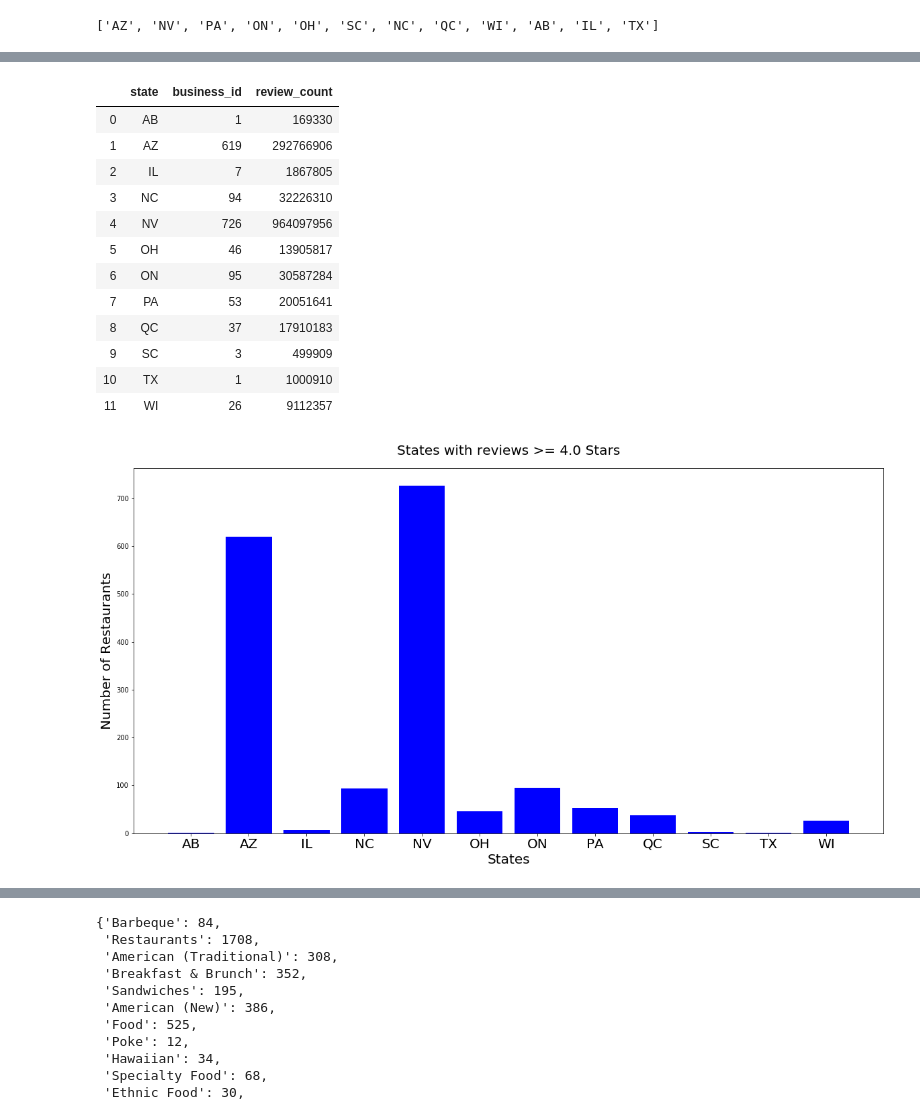
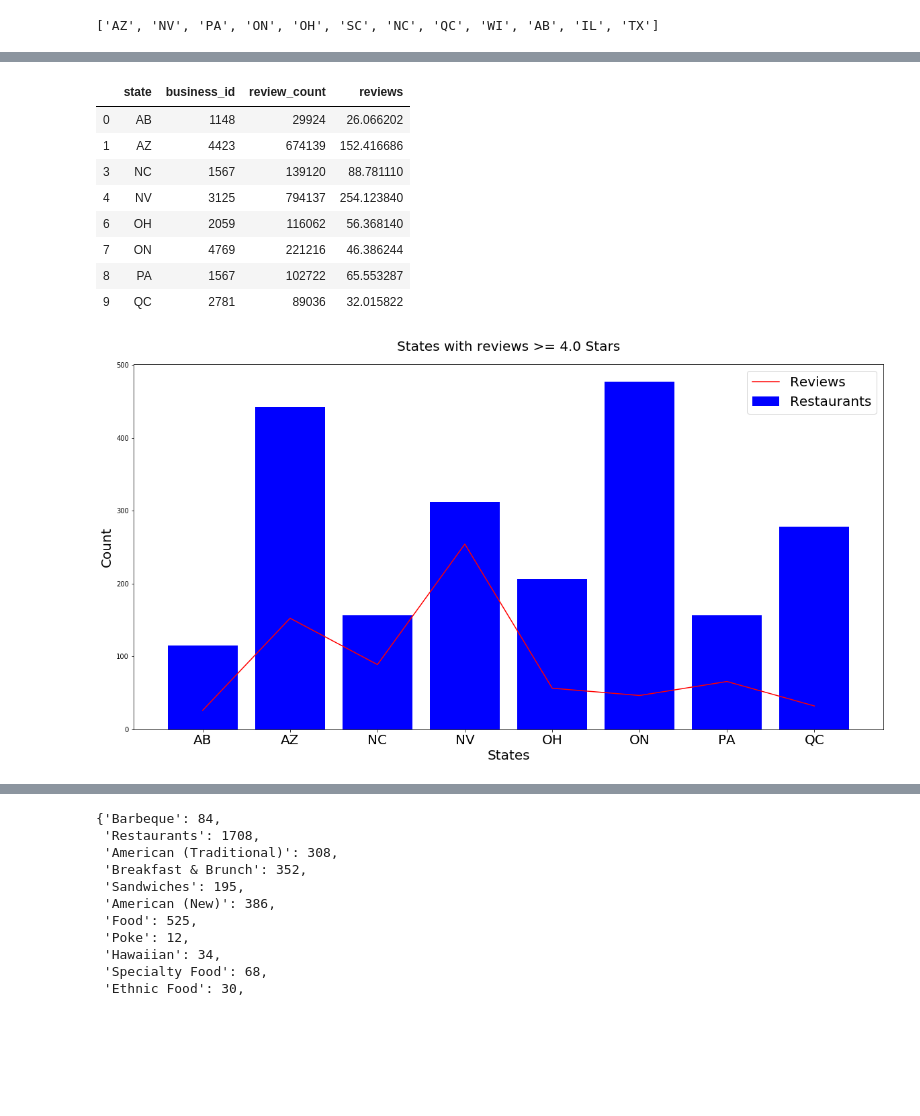
Before and after one commit to yueweng/restaurant-reviews, a Jupyter notebook: project.ipynb, the cells around one changed output, grey strips where cells are left out. Cells and saved outputs as stored; diff of their text form; code cells hidden in the pictures; blank space fills up the shorter version.

```diff
--- a/project.ipynb
+++ b/project.ipynb
@@ -328,7 +341,7 @@ fig.savefig('images/top_4_2012_states.png', bbox_inches = "tight")
 # %% [output]
 [figure]
 # %%
-review_stars = business_review.groupby(['name', 'city', 'state', 'business_id'])
-review_stars = review_stars.agg({'stars_x': 'mean', 'review_count': 'sum'}).rename(columns={'stars_x': 'stars'}).reset_index()
+review_stars = business_review.groupby(['city', 'state', 'business_id'])
+review_stars = review_stars.agg({'stars_x': 'mean', 'review_count': 'mean'}).rename(columns={'stars_x': 'stars'}).reset_index()
 review_stars
 # %% [output]
@@ -348,5 +367,5 @@ review_stars
 # %%
 sort_review_stars = review_stars.sort_values(by='stars', ascending=False)
-hstarsreviews = sort_review_stars[(sort_review_stars['stars'] >= 4.0) & (sort_review_stars['review_count'] >= 100000)]
+hstarsreviews = sort_review_stars[(sort_review_stars['stars'] >= 4.0)]
 hstarsreviews
 # %% [output]
@@ -444,7 +464,7 @@ plt.show()
 fourStars = business_checkin[(business_checkin['stars'] >= 4.0)]
 
 stars_attributes = pd.merge(fourStars, restaurant_df, left_on='business_id', right_on='business_id')
-stars_attributes = stars_attributes.drop(columns=['latitude', 'longitude', 'stars_y', 'review_count_y', 'is_open', 'date', 'postal_code','name_y', 'city_y', 'state_y', '_id_x', '_id_y'])
+stars_attributes = stars_attributes.drop(columns=['latitude', 'longitude', 'stars_y', 'review_count_y', 'is_open', 'date', 'postal_code', 'city_y', 'state_y', '_id_x', '_id_y'])
 stars_attributes = stars_attributes.rename(columns={'name_x': 'name','city_x': 'city', 'state_x': 'state', 'stars_x': 'stars', 'review_count_x': 'review_count'})
 stars_attributes
 # %% [output]
@@ -490,36 +531,36 @@ state
 # %%
 states_stars_attributes = stars_attributes.groupby('state')
 states_stars_attributes = states_stars_attributes.agg({'business_id': 'count', 'review_count': 'sum'}).reset_index()
+states_stars_attributes = states_stars_attributes[states_stars_attributes['business_id'] >= 1000]
+states_stars_attributes['reviews'] = states_stars_attributes['review_count'] / states_stars_attributes['business_id']
 states_stars_attributes
 # %% [output]
-|  | state | business_id | review_count |
-| 0 | AB | 1 | 169330 |
-| 1 | AZ | 619 | 292766906 |
-| 2 | IL | 7 | 1867805 |
-| 3 | NC | 94 | 32226310 |
-| 4 | NV | 726 | 964097956 |
-| 5 | OH | 46 | 13905817 |
-| 6 | ON | 95 | 30587284 |
-| 7 | PA | 53 | 20051641 |
-| 8 | QC | 37 | 17910183 |
-| 9 | SC | 3 | 499909 |
-| 10 | TX | 1 | 1000910 |
-| 11 | WI | 26 | 9112357 |
+|  | state | business_id | review_count | reviews |
+| 0 | AB | 1148 | 29924 | 26.066202 |
+| 1 | AZ | 4423 | 674139 | 152.416686 |
+| 3 | NC | 1567 | 139120 | 88.781110 |
+| 4 | NV | 3125 | 794137 | 254.123840 |
+| 6 | OH | 2059 | 116062 | 56.368140 |
+| 7 | ON | 4769 | 221216 | 46.386244 |
+| 8 | PA | 1567 | 102722 | 65.553287 |
+| 9 | QC | 2781 | 89036 | 32.015822 |
 # %%
 states_stars_attributes = pd.DataFrame(states_stars_attributes)
 
 fig, ax = plt.subplots(figsize=[20, 10])
 
 ax.set_title('States with reviews >= 4.0 Stars', fontsize=20, pad=20)
-# ax.bar(states_stars_attributes['state'], states_stars_attributes['review_count'], color='red')
-ax.bar(states_stars_attributes['state'], states_stars_attributes['business_id'], color='blue')
+ax.plot(states_stars_attributes['state'], states_stars_attributes['reviews'], color='red', label='Reviews')
+ax.bar(states_stars_attributes['state'], states_stars_attributes['business_id'] / 10, color='blue', label='Restaurants')
 ax.set_xlabel('States', fontsize=20)
 ax.set_xticklabels(states_stars_attributes['state'], fontsize=20)
-ax.set_ylabel('Number of Restaurants', fontsize=20)
+ax.set_ylabel('Count', fontsize=20)
+
+plt.legend(fontsize=20)
 
 fig.savefig('images/states_reviews_4_stars.png', bbox_inches = "tight")
 # %% [output]
-[figure, old version]
+[figure, new version]
 # %%
 st = []
 
```
Also changed, not shown: parts of 22 cells of this notebook, 10 other files.
